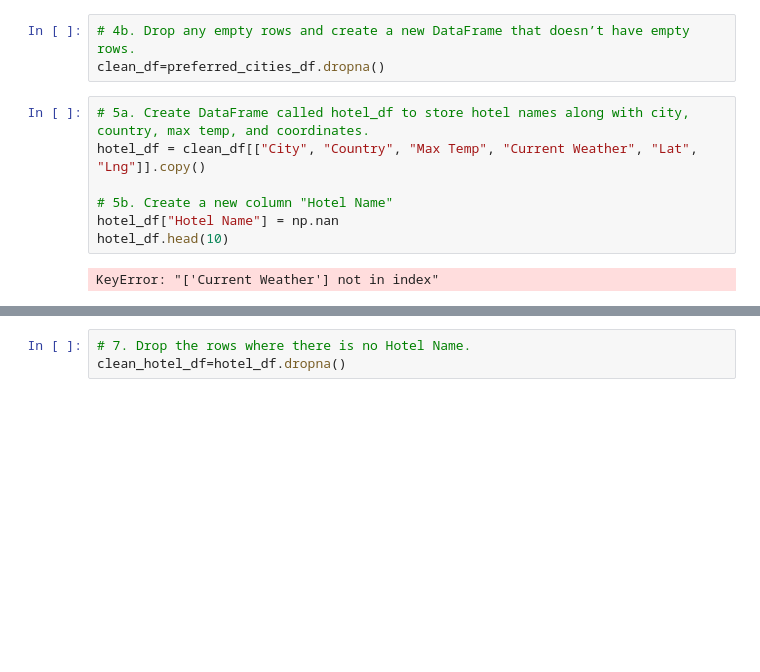
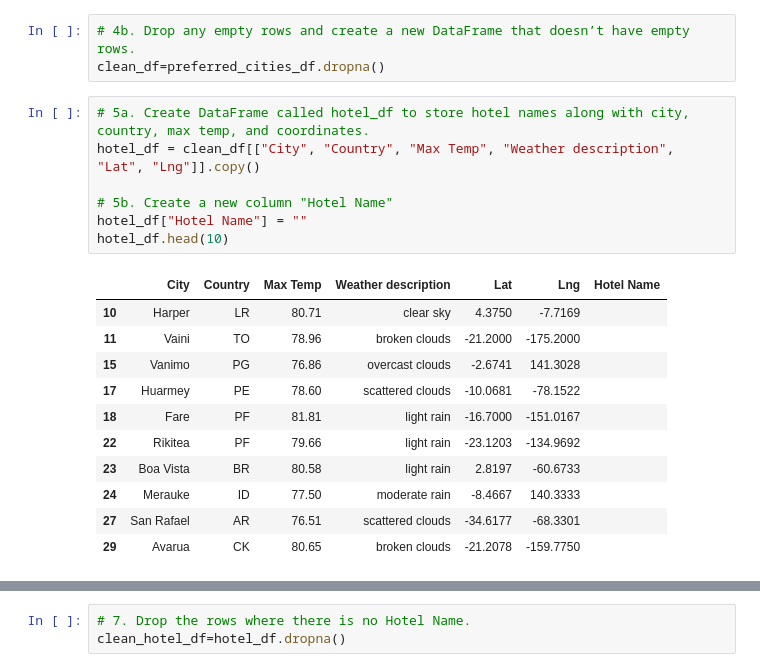
Before and after one commit to femiimam001/World_Weather_Analysis, a Jupyter notebook: Vacation_Search/Vacation_Search.ipynb, the cells around one changed output, grey strips where cells are left out. Drawn from its saved outputs; the diff is of its cells as text; blank space fills up the shorter version.

```diff
--- a/Vacation_Search/Vacation_Search.ipynb
+++ b/Vacation_Search/Vacation_Search.ipynb
@@ -57,13 +71,23 @@ dtype: int64
 clean_df=preferred_cities_df.dropna()
 # %%
 # 5a. Create DataFrame called hotel_df to store hotel names along with city, country, max temp, and coordinates.
-hotel_df = clean_df[["City", "Country", "Max Temp", "Current Weather", "Lat", "Lng"]].copy()
+hotel_df = clean_df[["City", "Country", "Max Temp", "Weather description", "Lat", "Lng"]].copy()
 
 # 5b. Create a new column "Hotel Name"
-hotel_df["Hotel Name"] = np.nan
+hotel_df["Hotel Name"] = ""
 hotel_df.head(10)
 # %% [output]
-KeyError: "['Current Weather'] not in index"
+|  | City | Country | Max Temp | Weather description | Lat | Lng | Hotel Name |
+| 10 | Harper | LR | 80.71 | clear sky | 4.3750 | -7.7169 |  |
+| 11 | Vaini | TO | 78.96 | broken clouds | -21.2000 | -175.2000 |  |
+| 15 | Vanimo | PG | 76.86 | overcast clouds | -2.6741 | 141.3028 |  |
+| 17 | Huarmey | PE | 78.60 | scattered clouds | -10.0681 | -78.1522 |  |
+| 18 | Fare | PF | 81.81 | light rain | -16.7000 | -151.0167 |  |
+| 22 | Rikitea | PF | 79.66 | light rain | -23.1203 | -134.9692 |  |
+| 23 | Boa Vista | BR | 80.58 | light rain | 2.8197 | -60.6733 |  |
+| 24 | Merauke | ID | 77.50 | moderate rain | -8.4667 | 140.3333 |  |
+| 27 | San Rafael | AR | 76.51 | scattered clouds | -34.6177 | -68.3301 |  |
+| 29 | Avarua | CK | 80.65 | broken clouds | -21.2078 | -159.7750 |  |
 # %%
 # 6a. Set parameters to search for hotels with 5000 meters.
 params = {
```
Also changed, not shown: parts of 8 cells of this notebook, 2 other files.
